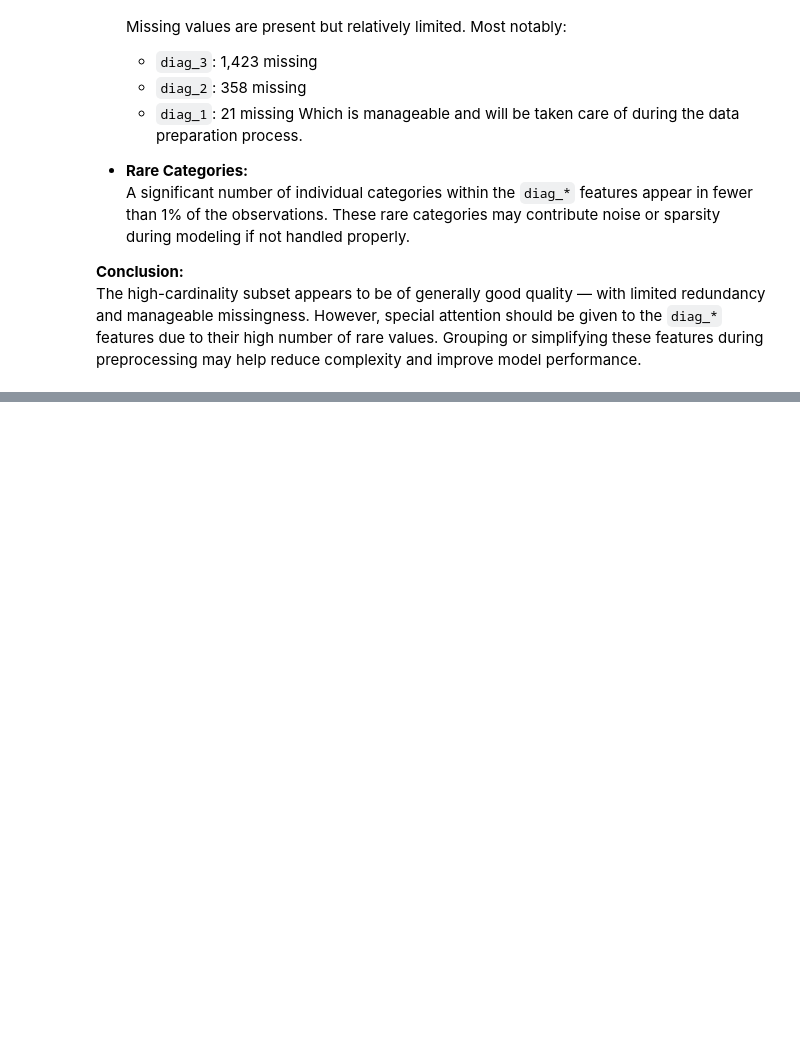
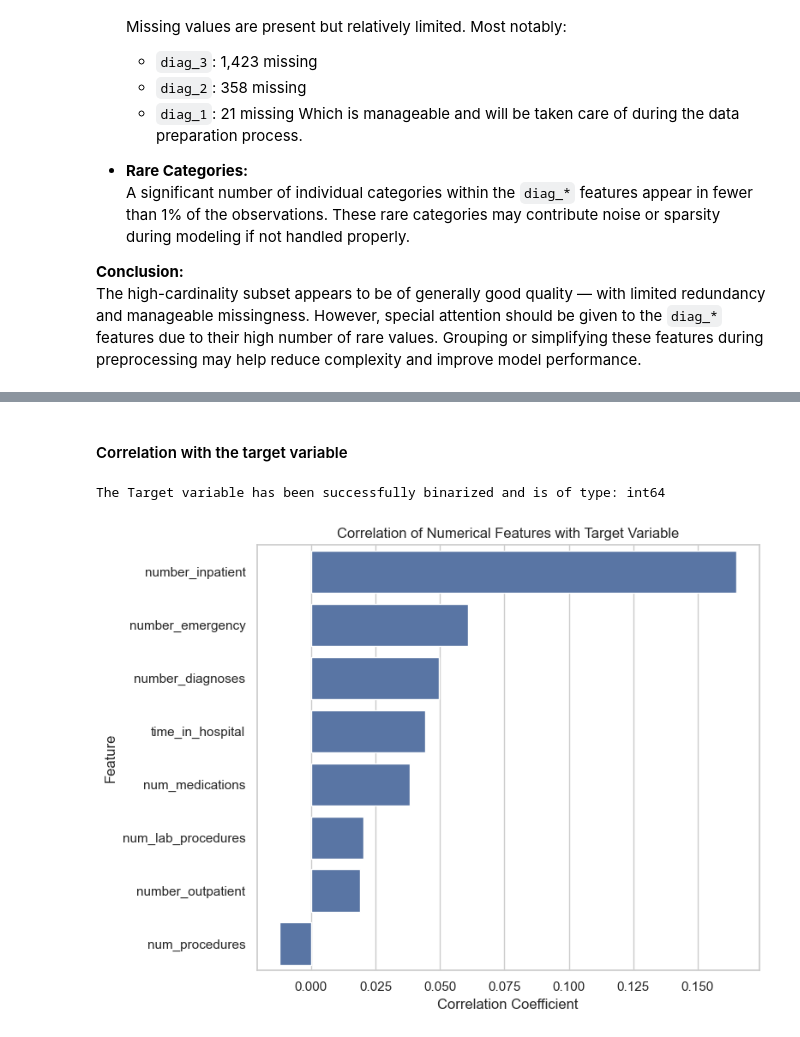
Before and after one commit to luckypantss/Diabetes-readmission-ml-pipeline, a Jupyter notebook: notebooks/01_data_exploration.ipynb, the cells around one changed output, grey strips where cells are left out. Cells and saved outputs as stored; diff of their text form; code cells hidden in the pictures; blank space fills up the shorter version.

```diff
--- a/notebooks/01_data_exploration.ipynb
+++ b/notebooks/01_data_exploration.ipynb
@@ -834,0 +1131,33 @@ Hej
+# %% [markdown]
+#### Correlation with the target variable
+# %%
+# Establishing the target variable
+df_target = df_copy[target].copy()
+
+# Binirizing the target variable
+df_target = df_target.apply(lambda x: 1 if x == '<30' else 0) # Remember - target variable is string
+
+# Converting DataFrame to type int
+df_target = df_target.astype(int)
+
+# Quick check to see if the target variable has been binarized correctly
+if len(df_target) != len(df_numerical_dropped) or df_target.nunique() != 2:
+    print('There is a problem with the target variable. Please check the data and code')
+else:
+    print('The Target variable has been successfully binarized and is of type:', df_target.dtype)
+
+# Showing the correlation between the target variable and the numerical features
+correlations = df_numerical_dropped.corrwith(df_target)
+correlations = correlations.sort_values(key=abs, ascending=False)
+
+# Plot it
+plt.figure(figsize=(8, 6))
+sns.barplot(x=correlations.values, y=correlations.index)
+plt.title("Correlation of Numerical Features with Target Variable")
+plt.xlabel("Correlation Coefficient")
+plt.ylabel("Feature")
+plt.tight_layout()
+plt.show()
+# %% [output]
+The Target variable has been successfully binarized and is of type: int64
+[figure, added]
```
Also changed, not shown: parts of 30 cells of this notebook.
